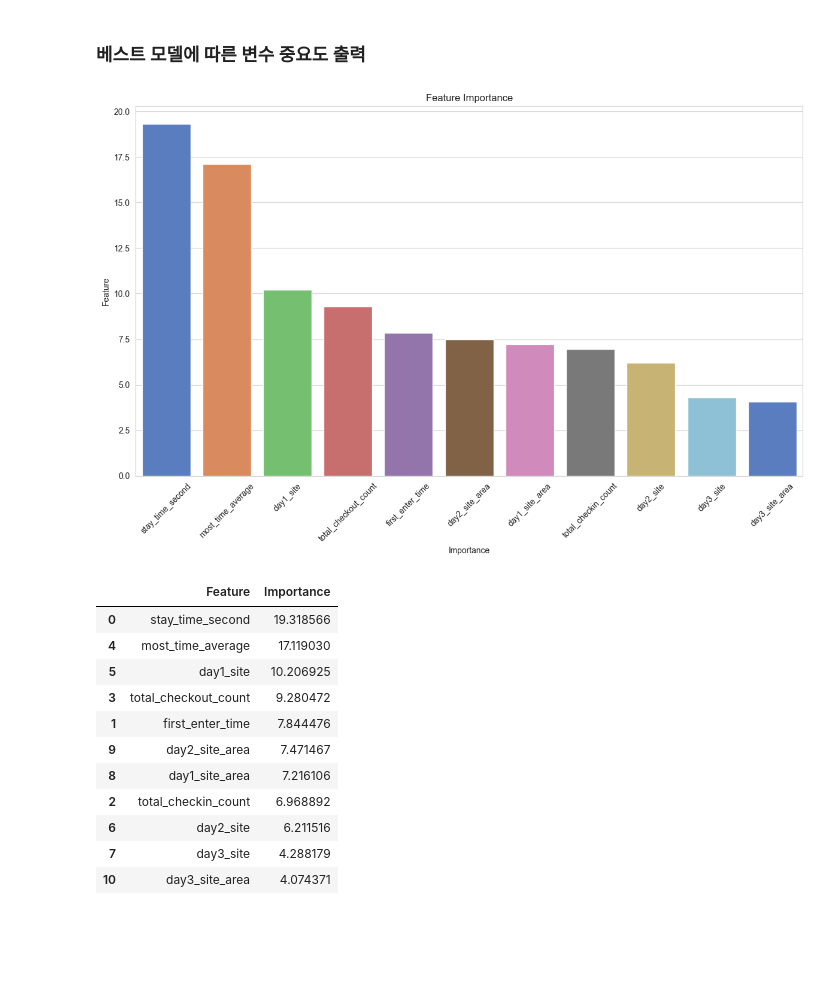
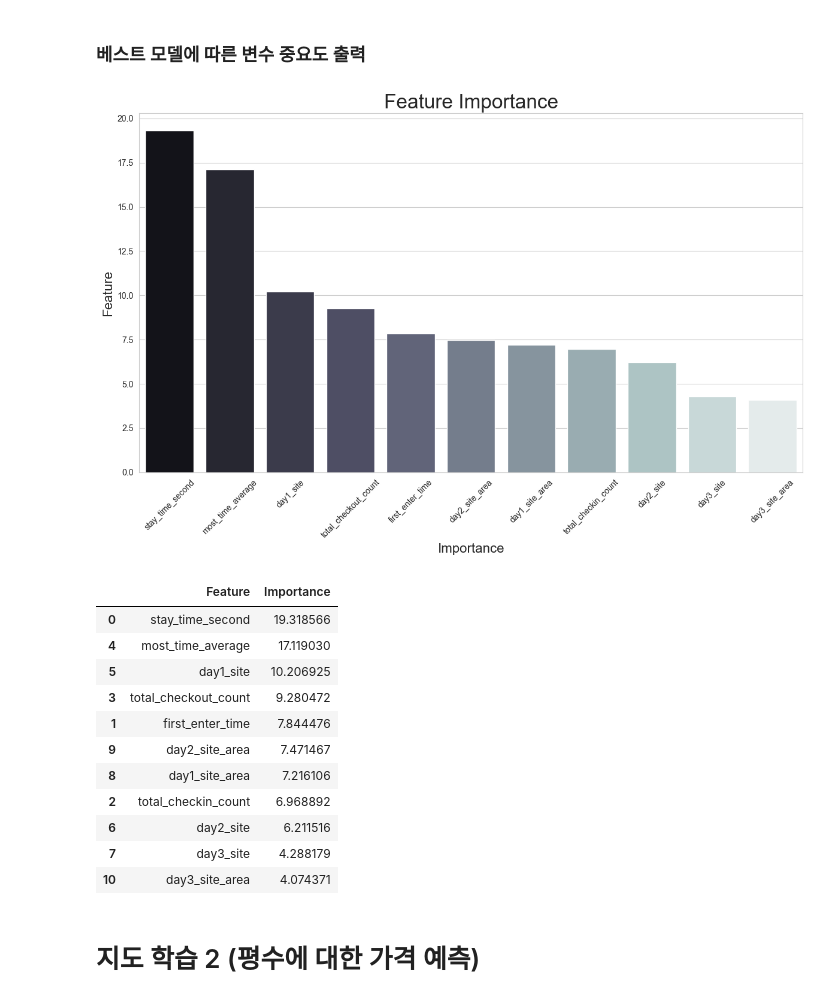
Before and after one commit to saeraniren/intermediate_project2, a Jupyter notebook: lwc_main.ipynb, the cells around one changed output. Cells and saved outputs as stored; diff of their text form; code cells hidden in the pictures; blank space fills up the shorter version.

```diff
--- a/lwc_main.ipynb
+++ b/lwc_main.ipynb
@@ -964,10 +1006,12 @@ for df in df_lst:
 # 지도학습에 선정한 독립변수 데이터 만들기
 # 해당 유저의 평균 체류 시간
 average_stay_time_second = trial_visit_info.groupby('user_uuid')['stay_time_second'].mean().reset_index()
+average_stay_time_second.rename(columns={'stay_time_second': 'average_stay_time_second'}, inplace=True)
 display('평균 체류 시간', average_stay_time_second)
 
 # 해당 유저의 총 방문 횟수
 total_visit_count = trial_visit_info.groupby('user_uuid')['first_enter_time'].size().reset_index()
+total_visit_count.rename(columns={'first_enter_time': 'total_visit_count'}, inplace=True)
 display('총 방문 횟수', total_visit_count)
 
 # 해당 유저의 출입한 총 횟수
@@ -1293,33 +1340,33 @@ CatBoost를 사용하는 것이 더 나은 선택
 # %%
 # 최적 모델 가져오기
 best_model = search_cat.best_estimator_
 
 # 특성 중요도 추출
 feature_importance = best_model.get_feature_importance()
 
 # 특성 이름 가져오기 (X_train의 컬럼명이 있다고 가정)
 feature_names = X_train.columns
 
 # 중요도와 특성 이름을 함께 데이터프레임으로 만들기
 importance_df = pd.DataFrame({'Feature': feature_names, 'Importance': feature_importance})
 
 # 중요도에 따라 내림차순 정렬
 importance_df = importance_df.sort_values(by='Importance', ascending=False)
 
 # 시각화
 plt.figure(figsize=(12, 8))
-sns.barplot(data=importance_df, x='Feature', y='Importance', hue='Feature', palette='muted', legend=False)
+sns.barplot(data=importance_df, x='Feature', y='Importance', hue='Feature', palette='bone', legend=False)
 plt.xticks(rotation=45)
-plt.xlabel('Importance')
-plt.ylabel('Feature')
-plt.title('Feature Importance')
+plt.xlabel('Importance', fontsize=16)
+plt.ylabel('Feature', fontsize=16)
+plt.title('Feature Importance', fontsize=24)
 plt.tight_layout()
 plt.show()
 
 # 특성 중요도 출력
 display(importance_df)
 # %% [output]
-[figure, old version]
+[figure, new version]
 |  | Feature | Importance |
 | 0 | stay_time_second | 19.318566 |
 | 4 | most_time_average | 17.119030 |
@@ -1332,3 +1379,5 @@ display(importance_df)
 | 6 | day2_site | 6.211516 |
 | 7 | day3_site | 4.288179 |
 | 10 | day3_site_area | 4.074371 |
+# %% [markdown]
+# 지도 학습 2 (평수에 대한 가격 예측)
```
Also changed, not shown: parts of 11 cells of this notebook, 1 other file.
